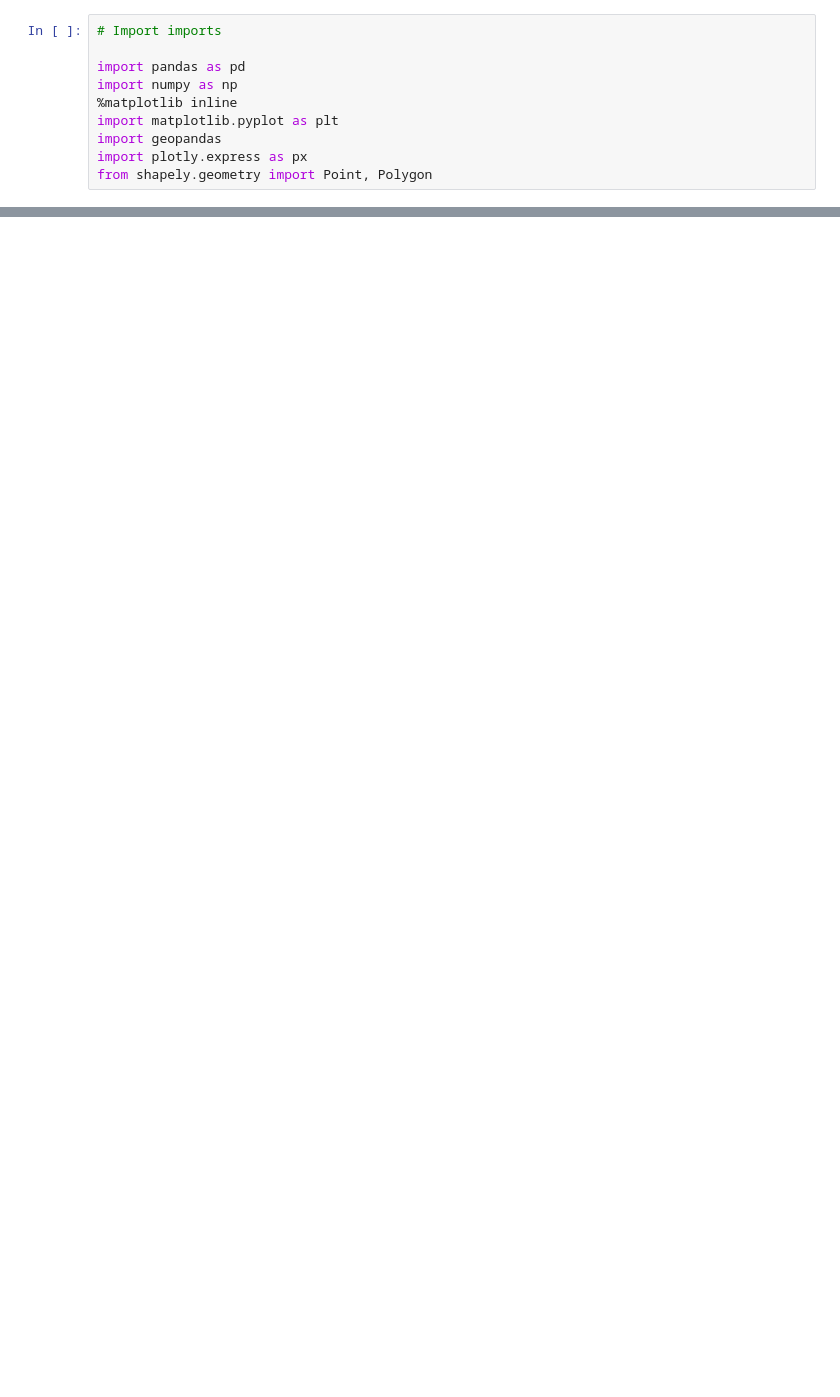
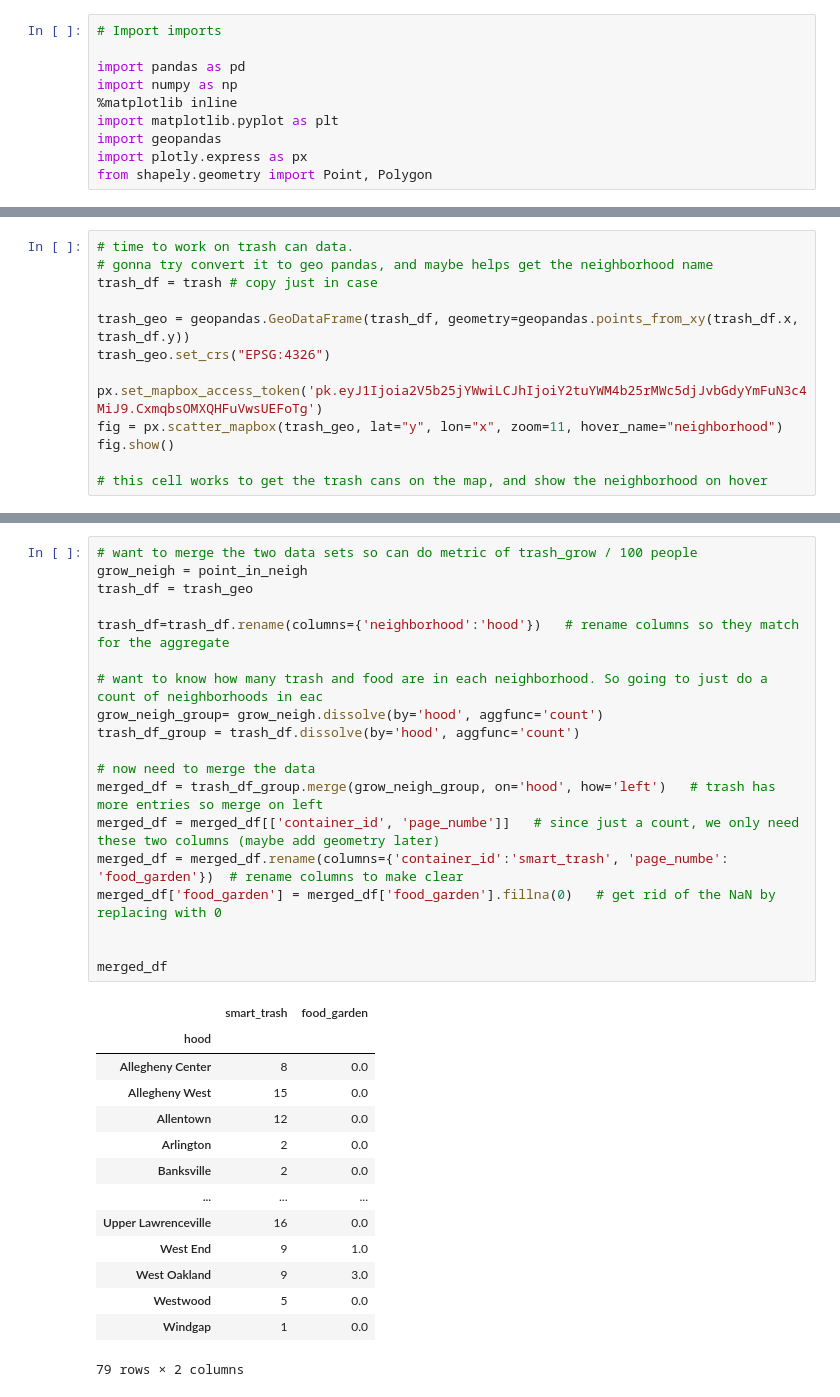
Before and after one commit to minhal-khan/0010-Final-Project, a Jupyter notebook: Keyon_Final.ipynb, the cells around one changed output, grey strips where cells are left out. Saved outputs shown, nothing was run; the diff lists cells and outputs as text; blank space fills up the shorter version.

```diff
--- a/Keyon_Final.ipynb
+++ b/Keyon_Final.ipynb
@@ -103,0 +45,13 @@ fig.show()
+# %%
+# time to work on trash can data.
+# gonna try convert it to geo pandas, and maybe helps get the neighborhood name
+trash_df = trash # copy just in case
+
+trash_geo = geopandas.GeoDataFrame(trash_df, geometry=geopandas.points_from_xy(trash_df.x, trash_df.y))
+trash_geo.set_crs("EPSG:4326")
+
+px.set_mapbox_access_token('pk.eyJ1Ijoia2V5b25jYWwiLCJhIjoiY2tuYWM4b25rMWc5djJvbGdyYmFuN3c4MiJ9.CxmqbsOMXQHFuVwsUEFoTg')
+fig = px.scatter_mapbox(trash_geo, lat="y", lon="x", zoom=11, hover_name="neighborhood")
+fig.show()
+
+# this cell works to get the trash cans on the map, and show the neighborhood on hover
@@ -103,0 +60,34 @@ fig.show()
+# %%
+# want to merge the two data sets so can do metric of trash_grow / 100 people
+grow_neigh = point_in_neigh
+trash_df = trash_geo
+
+trash_df=trash_df.rename(columns={'neighborhood':'hood'})   # rename columns so they match for the aggregate
+
+# want to know how many trash and food are in each neighborhood. So going to just do a count of neighborhoods in eac
+grow_neigh_group= grow_neigh.dissolve(by='hood', aggfunc='count')
+trash_df_group = trash_df.dissolve(by='hood', aggfunc='count')
+
+# now need to merge the data
+merged_df = trash_df_group.merge(grow_neigh_group, on='hood', how='left')   # trash has more entries so merge on left
+merged_df = merged_df[['container_id', 'page_numbe']]   # since just a count, we only need these two columns (maybe add geometry later)
+merged_df = merged_df.rename(columns={'container_id':'smart_trash', 'page_numbe': 'food_garden'})  # rename columns to make clear
+merged_df['food_garden'] = merged_df['food_garden'].fillna(0)   # get rid of the NaN by replacing with 0
+
+
+merged_df
+# %% [output]
+|  | smart_trash | food_garden |
+| hood |  |  |
+| Allegheny Center | 8 | 0.0 |
+| Allegheny West | 15 | 0.0 |
+| Allentown | 12 | 0.0 |
+| Arlington | 2 | 0.0 |
+| Banksville | 2 | 0.0 |
+| ... | ... | ... |
+| Upper Lawrenceville | 16 | 0.0 |
+| West End | 9 | 1.0 |
+| West Oakland | 9 | 3.0 |
+| Westwood | 5 | 0.0 |
+| Windgap | 1 | 0.0 |
+79 rows × 2 columns
```
Also changed, not shown: parts of 10 cells of this notebook.
